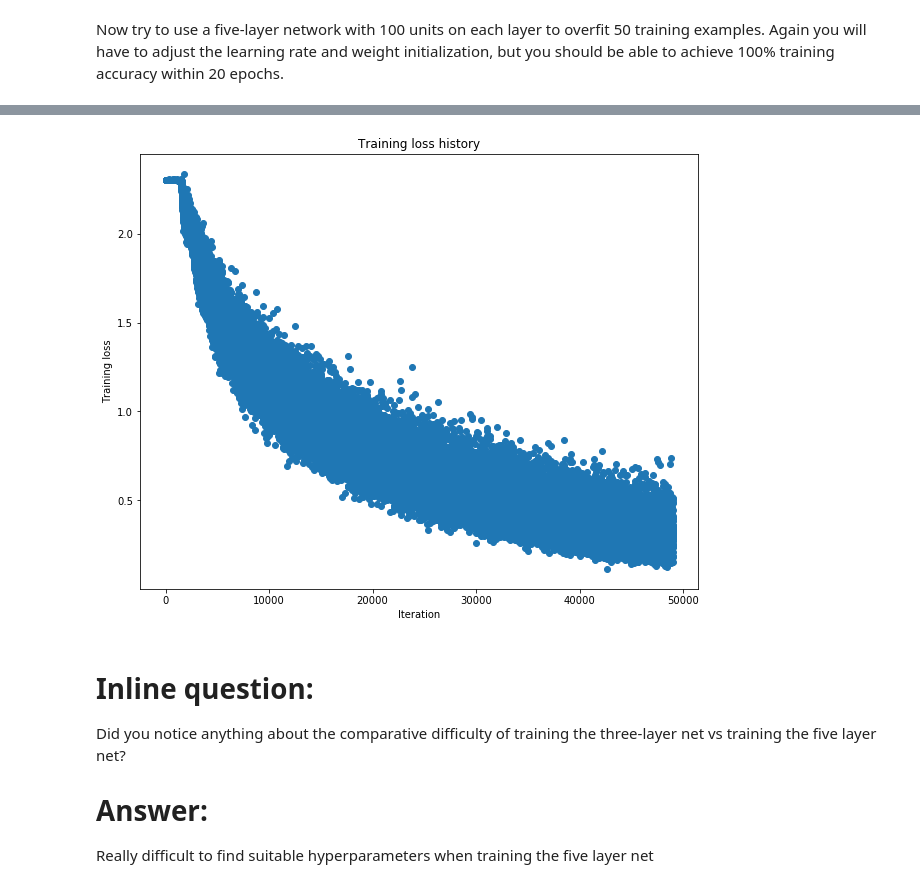
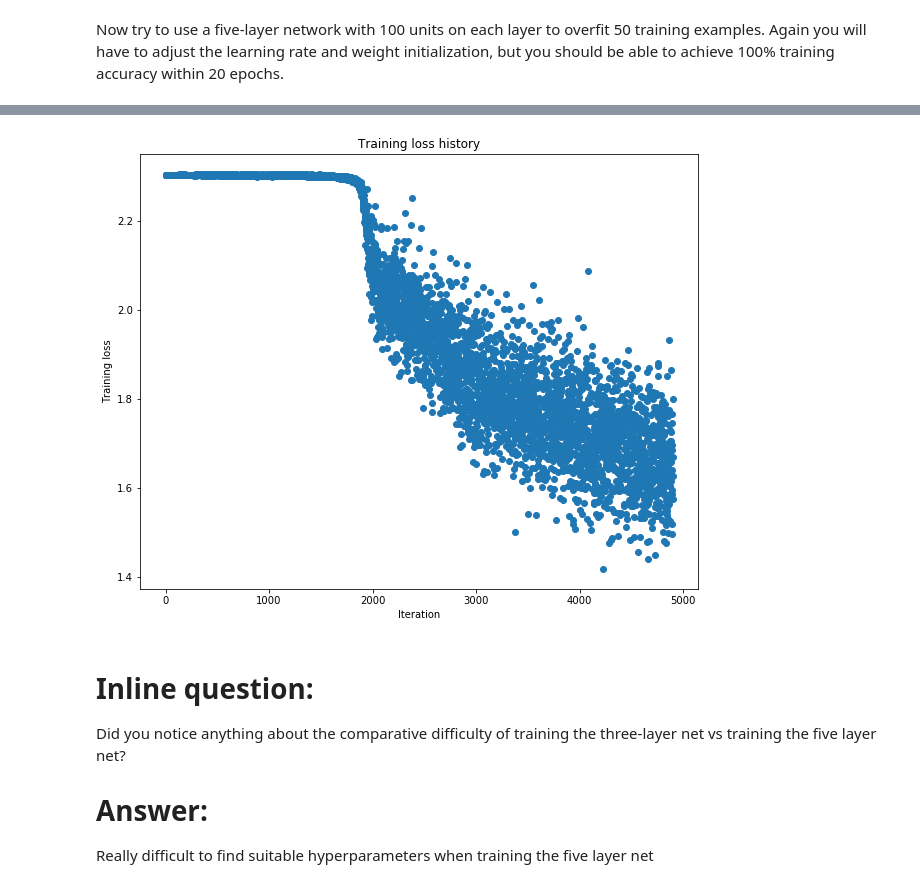
Before and after one commit to iznauy/cs231n, a Jupyter notebook: assignment2/FullyConnectedNets.ipynb, the cells around one changed output, grey strips where cells are left out. Drawn from its saved outputs; the diff is of its cells as text; code cells hidden in the pictures.

```diff
--- a/assignment2/FullyConnectedNets.ipynb
+++ b/assignment2/FullyConnectedNets.ipynb
@@ -488,7 +488,7 @@ weight_scale = 0.036
 model = FullyConnectedNet([100, 100, 100, 100, 100, 100, 50, 50],
                 weight_scale=weight_scale, dtype=np.float64)
 solver = Solver(model, small_data,
-                print_every=1000, num_epochs=100, batch_size=100,
+                print_every=1000, num_epochs=10, batch_size=100,
                 update_rule='sgd',
                 optim_config={
                   'learning_rate': learning_rate,
@@ -522,4 +521,4 @@ plt.show()
-[figure, old version]
+[figure, new version]
 # %% [markdown]
 # Inline question:
 Did you notice anything about the comparative difficulty of training the three-layer net vs training the five layer net?
```
Also changed, not shown: parts of 9 cells of this notebook, 1 other file.
